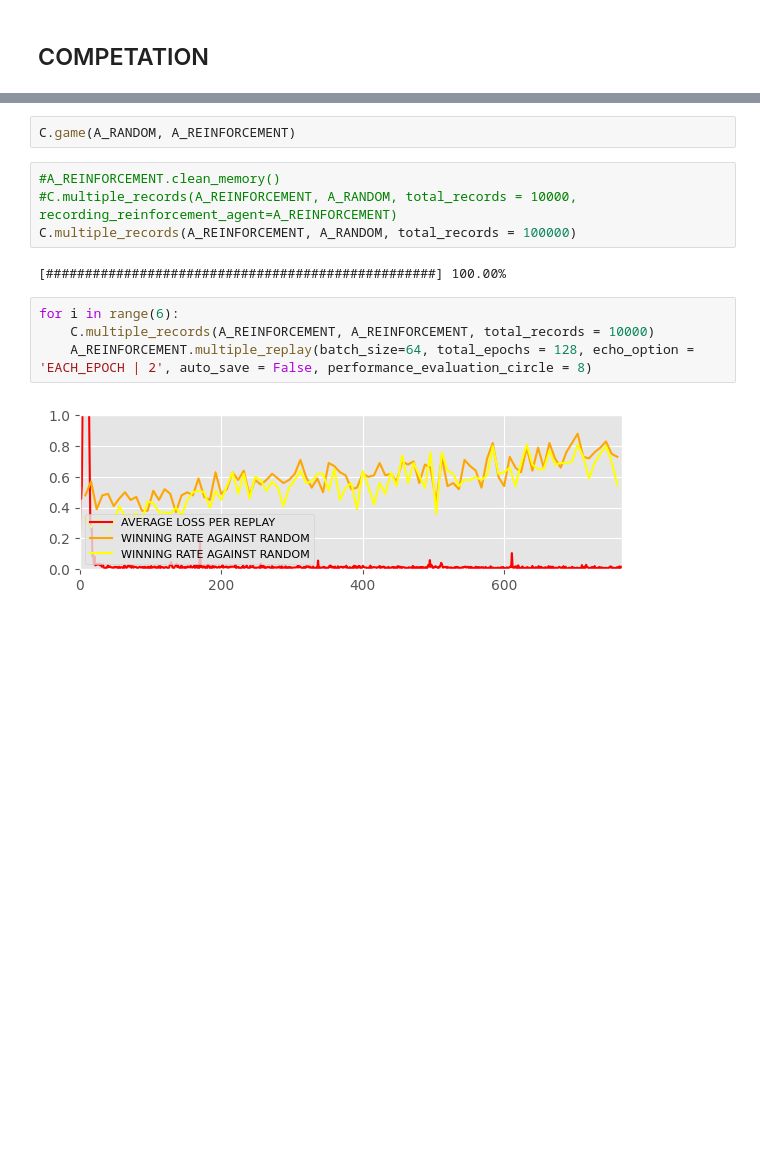
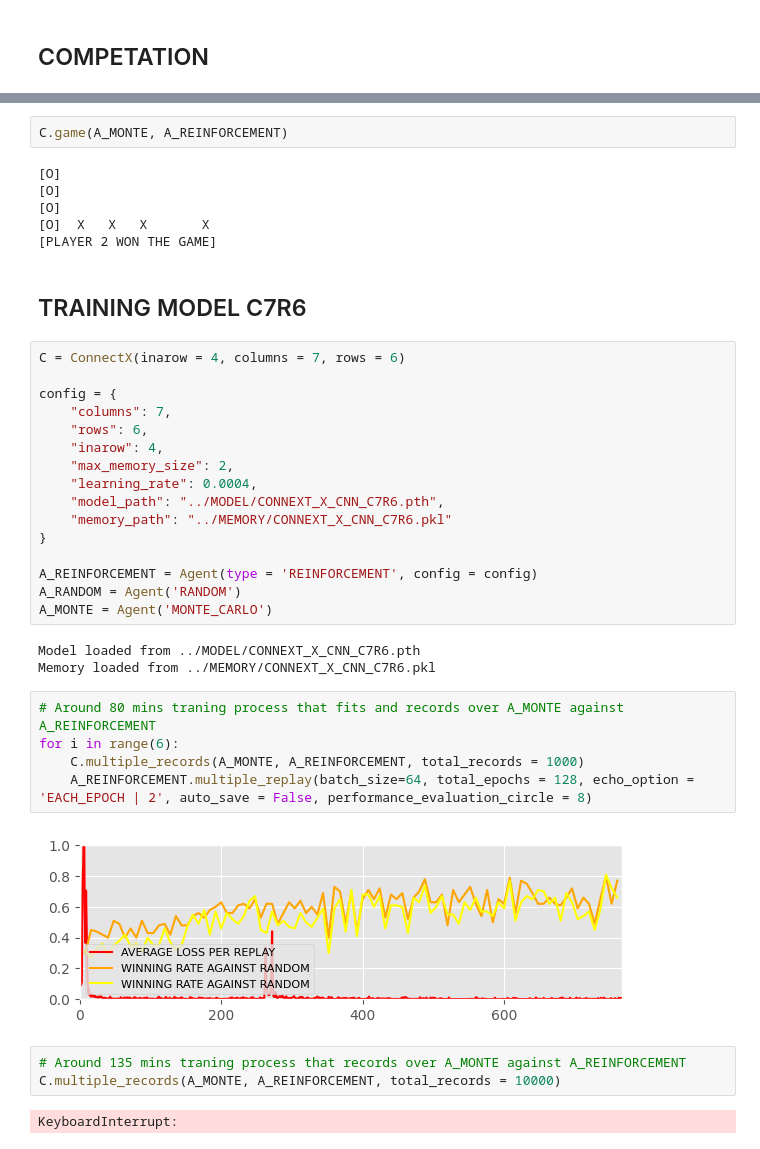
Before and after one commit to haoxiang-xu/connect-X, a Jupyter notebook: DEMOs/connectX_agents.ipynb, the cells around one changed output, grey strips where cells are left out. Drawn from its saved outputs; the diff is of its cells as text; blank space fills up the shorter version.

```diff
--- a/DEMOs/connectX_agents.ipynb
+++ b/DEMOs/connectX_agents.ipynb
@@ -1659,14 +1706,41 @@ C.multiple_games(A_RANDOM, A_REINFORCEMENT, total_games = 100)
 # %%
-C.game(A_RANDOM, A_REINFORCEMENT)
+C.game(A_MONTE, A_REINFORCEMENT)
+# %% [output]
+[O]
+[O]
+[O]
+[O]  X   X   X       X
+[PLAYER 2 WON THE GAME]
-# %%
-#A_REINFORCEMENT.clean_memory()
-#C.multiple_records(A_REINFORCEMENT, A_RANDOM, total_records = 10000, recording_reinforcement_agent=A_REINFORCEMENT)
-C.multiple_records(A_REINFORCEMENT, A_RANDOM, total_records = 100000)
-# %% [output]
-[##################################################] 100.00%
+# %% [markdown]
+## TRAINING MODEL C7R6
+# %%
+C = ConnectX(inarow = 4, columns = 7, rows = 6)
+
+config = {
+    "columns": 7,
+    "rows": 6,
+    "inarow": 4,
+    "max_memory_size": 2,
+    "learning_rate": 0.0004,
+    "model_path": "../MODEL/CONNEXT_X_CNN_C7R6.pth",
+    "memory_path": "../MEMORY/CONNEXT_X_CNN_C7R6.pkl"
+}
+
+A_REINFORCEMENT = Agent(type = 'REINFORCEMENT', config = config)
+A_RANDOM = Agent('RANDOM')
+A_MONTE = Agent('MONTE_CARLO')
+# %% [output]
+Model loaded from ../MODEL/CONNEXT_X_CNN_C7R6.pth
+Memory loaded from ../MEMORY/CONNEXT_X_CNN_C7R6.pkl
 # %%
+# Around 80 mins traning process that fits and records over A_MONTE against A_REINFORCEMENT
 for i in range(6):
-    C.multiple_records(A_REINFORCEMENT, A_REINFORCEMENT, total_records = 10000)
+    C.multiple_records(A_MONTE, A_REINFORCEMENT, total_records = 1000)
     A_REINFORCEMENT.multiple_replay(batch_size=64, total_epochs = 128, echo_option = 'EACH_EPOCH | 2', auto_save = False, performance_evaluation_circle = 8)
 # %% [output]
-[figure, old version]
+[figure, new version]
+# %%
+# Around 135 mins traning process that records over A_MONTE against A_REINFORCEMENT
+C.multiple_records(A_MONTE, A_REINFORCEMENT, total_records = 10000)
+# %% [output]
+KeyboardInterrupt:
```
Also changed, not shown: parts of 9 cells of this notebook, 6 other files.
